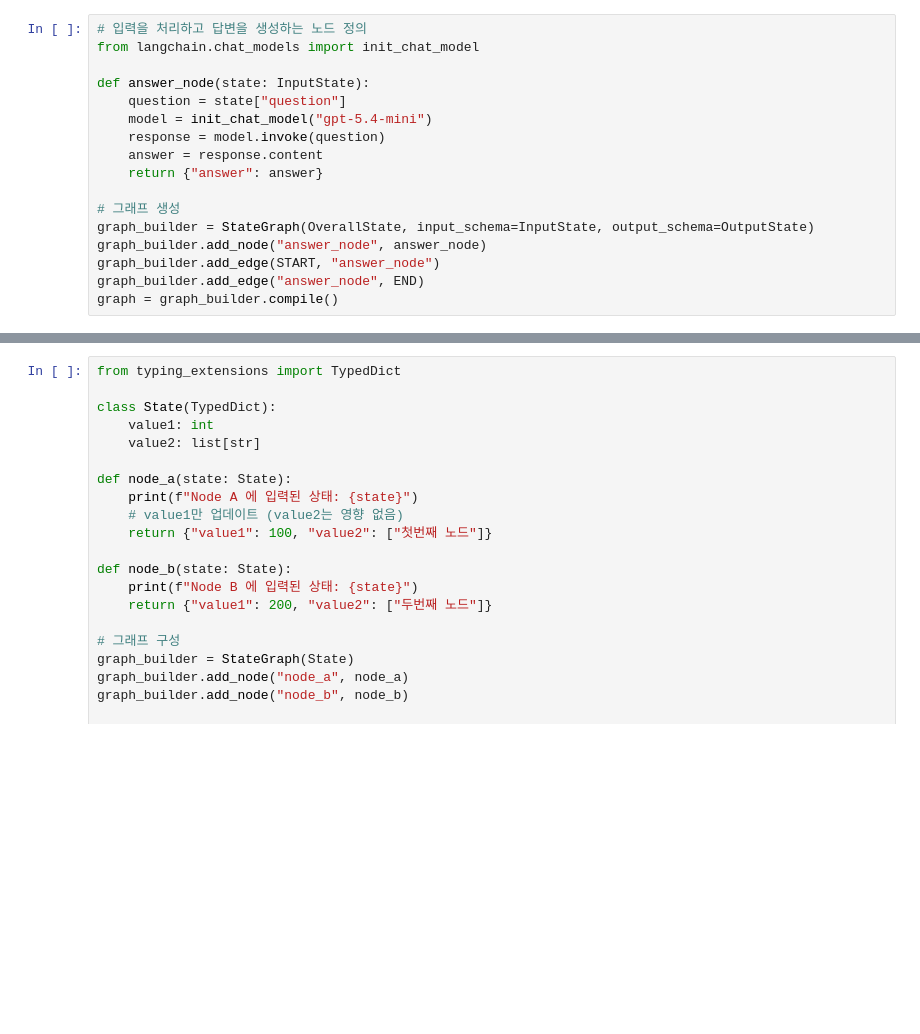
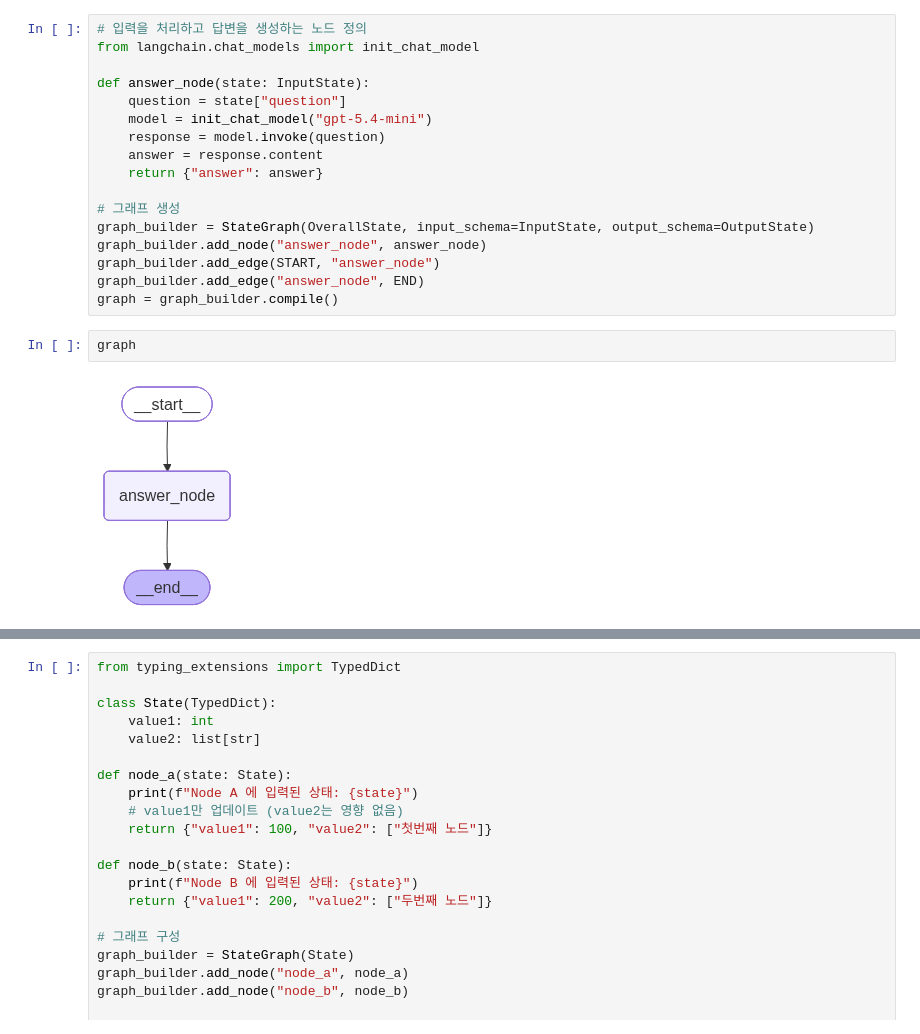
Before and after one commit to gongwon-nayeon/sk-rag-aiagent, a Jupyter notebook: Day1/02_langgraph_essentials.ipynb, the cells around one changed output, grey strips where cells are left out. Cells and saved outputs as stored; diff of their text form; blank space fills up the shorter version.

```diff
--- a/Day1/02_langgraph_essentials.ipynb
+++ b/Day1/02_langgraph_essentials.ipynb
@@ -180,6 +78,10 @@ graph_builder.add_node("answer_node", answer_node)
 graph_builder.add_edge(START, "answer_node")
 graph_builder.add_edge("answer_node", END)
 graph = graph_builder.compile()
+# %%
+graph
+# %% [output]
+[figure, added]
 # %%
 question = "넌 어떤 기능이 있어"
 result = graph.invoke({"question": question})
```
Also changed, not shown: parts of 15 cells of this notebook, 2 other files.
